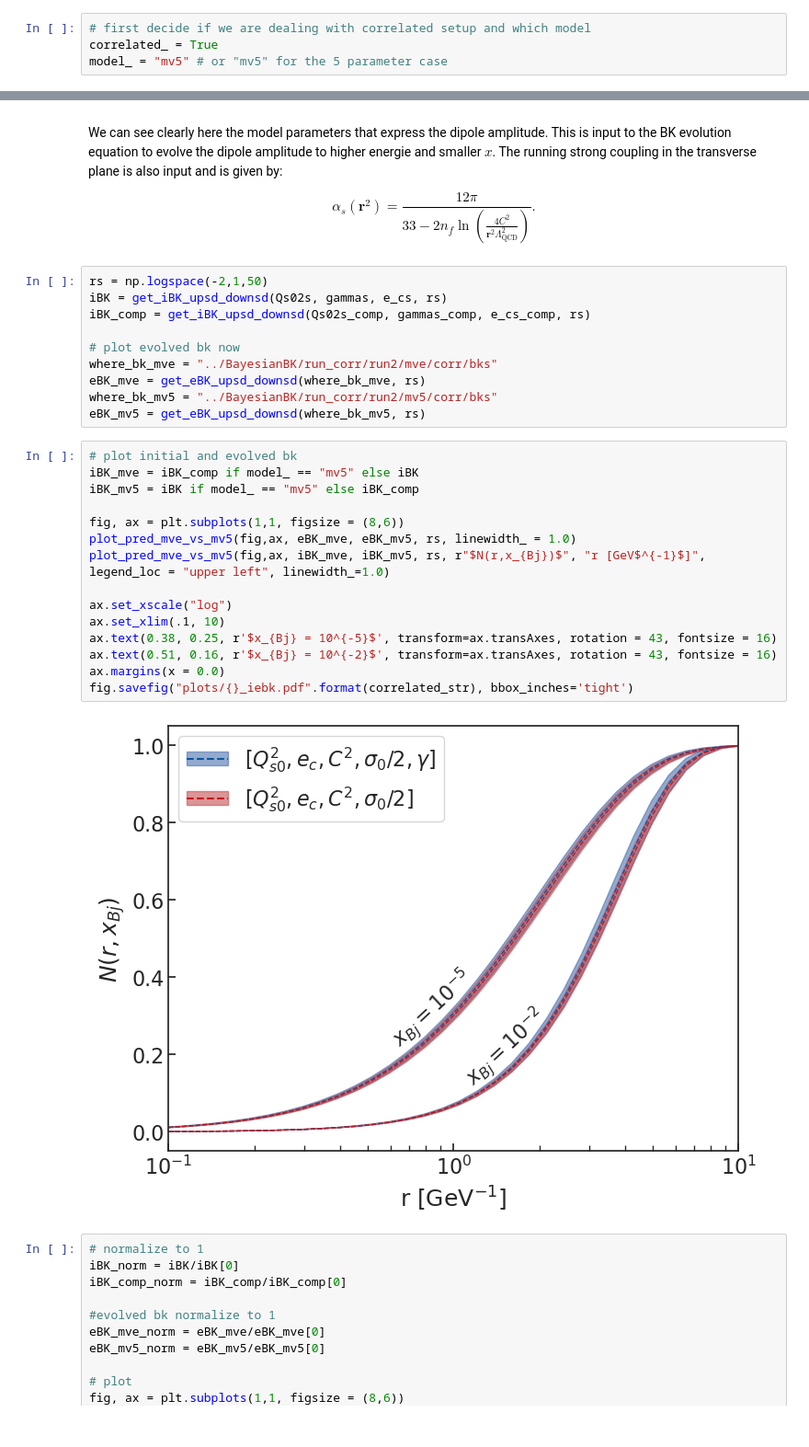
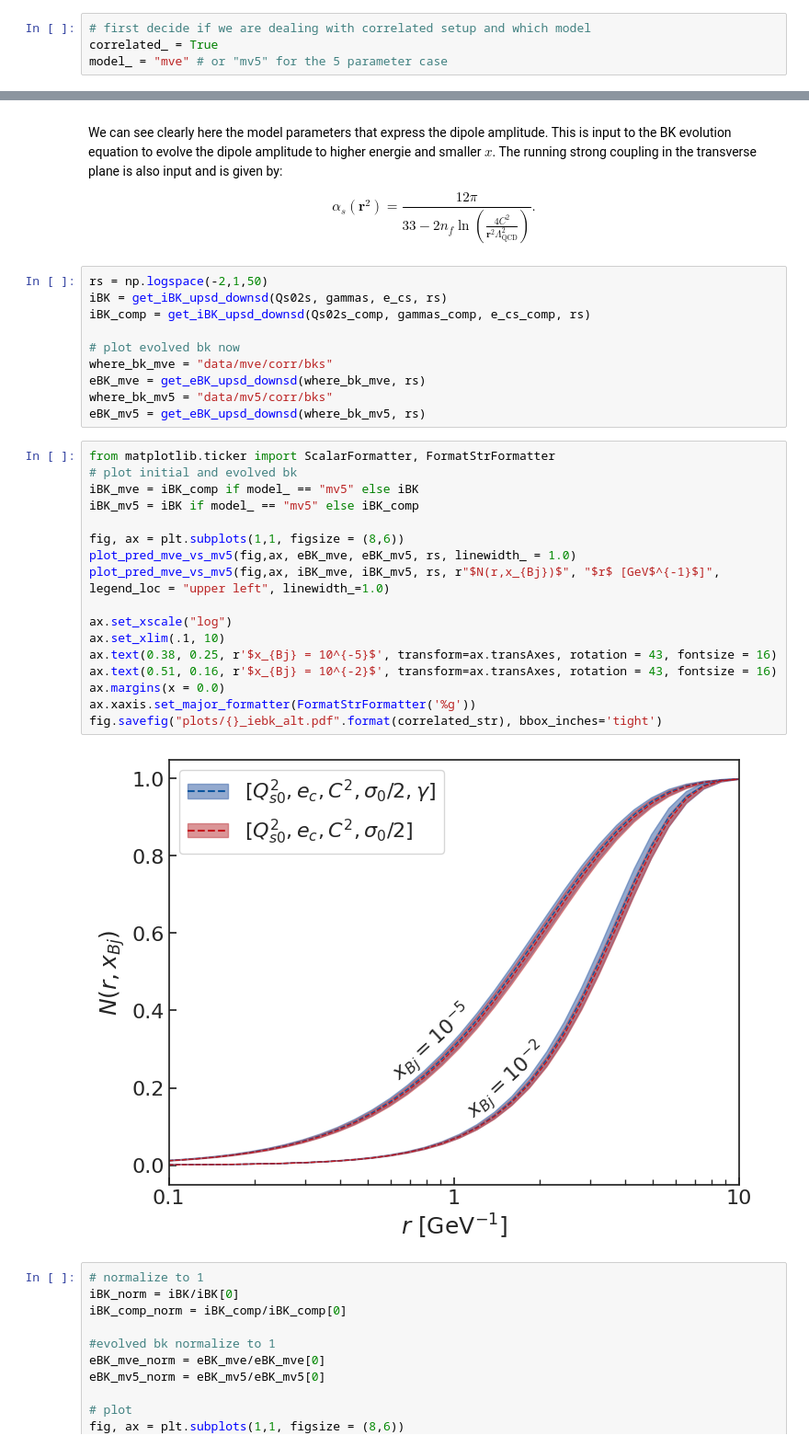
Before and after one commit to camcasuga/BayesianBK_results, a Jupyter notebook: analysis.ipynb, the cells around one changed output, grey strips where cells are left out. Shown at 92% size. Saved outputs shown, nothing was run; the diff lists cells and outputs as text.

```diff
--- a/analysis.ipynb
+++ b/analysis.ipynb
@@ -37,7 +37,7 @@ Load important files and data:
 # %%
 # first decide if we are dealing with correlated setup and which model
 correlated_ = True
-model_ = "mv5" # or "mv5" for the 5 parameter case
+model_ = "mve" # or "mv5" for the 5 parameter case
 # %%
 correlated_str = "corr" if correlated_ else "uncorr"
 param_names = ["$Q_{s,0}^{2}$ [GeV²]",
@@ -316,27 +342,29 @@ iBK = get_iBK_upsd_downsd(Qs02s, gammas, e_cs, rs)
 iBK_comp = get_iBK_upsd_downsd(Qs02s_comp, gammas_comp, e_cs_comp, rs)
 
 # plot evolved bk now
-where_bk_mve = "../BayesianBK/run_corr/run2/mve/corr/bks"
+where_bk_mve = "data/mve/corr/bks"
 eBK_mve = get_eBK_upsd_downsd(where_bk_mve, rs)
-where_bk_mv5 = "../BayesianBK/run_corr/run2/mv5/corr/bks"
+where_bk_mv5 = "data/mv5/corr/bks"
 eBK_mv5 = get_eBK_upsd_downsd(where_bk_mv5, rs)
 # %%
+from matplotlib.ticker import ScalarFormatter, FormatStrFormatter
 # plot initial and evolved bk
 iBK_mve = iBK_comp if model_ == "mv5" else iBK
 iBK_mv5 = iBK if model_ == "mv5" else iBK_comp
 
 fig, ax = plt.subplots(1,1, figsize = (8,6))
 plot_pred_mve_vs_mv5(fig,ax, eBK_mve, eBK_mv5, rs, linewidth_ = 1.0)
-plot_pred_mve_vs_mv5(fig,ax, iBK_mve, iBK_mv5, rs, r"$N(r,x_{Bj})$", "r [GeV$^{-1}$]", legend_loc = "upper left", linewidth_=1.0)
+plot_pred_mve_vs_mv5(fig,ax, iBK_mve, iBK_mv5, rs, r"$N(r,x_{Bj})$", "$r$ [GeV$^{-1}$]", legend_loc = "upper left", linewidth_=1.0)
 
 ax.set_xscale("log")
 ax.set_xlim(.1, 10)
 ax.text(0.38, 0.25, r'$x_{Bj} = 10^{-5}$', transform=ax.transAxes, rotation = 43, fontsize = 16)
 ax.text(0.51, 0.16, r'$x_{Bj} = 10^{-2}$', transform=ax.transAxes, rotation = 43, fontsize = 16)
 ax.margins(x = 0.0)
-fig.savefig("plots/{}_iebk.pdf".format(correlated_str), bbox_inches='tight')
+ax.xaxis.set_major_formatter(FormatStrFormatter('%g'))
+fig.savefig("plots/{}_iebk_alt.pdf".format(correlated_str), bbox_inches='tight')
 # %% [output]
-[figure, old version]
+[figure, new version]
 # %%
 # normalize to 1
 iBK_norm = iBK/iBK[0]
```
Also changed, not shown: parts of 17 cells of this notebook, 15 other files.
